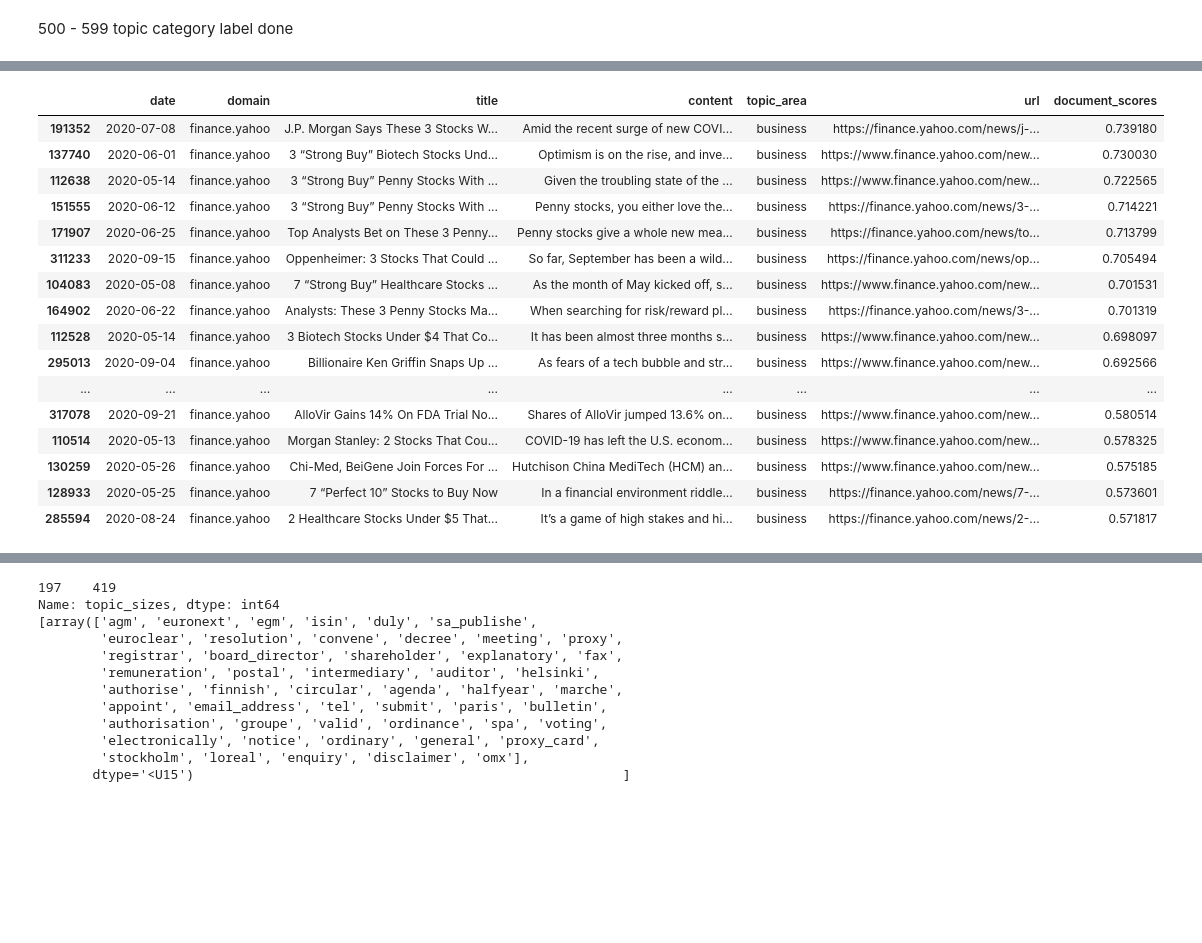
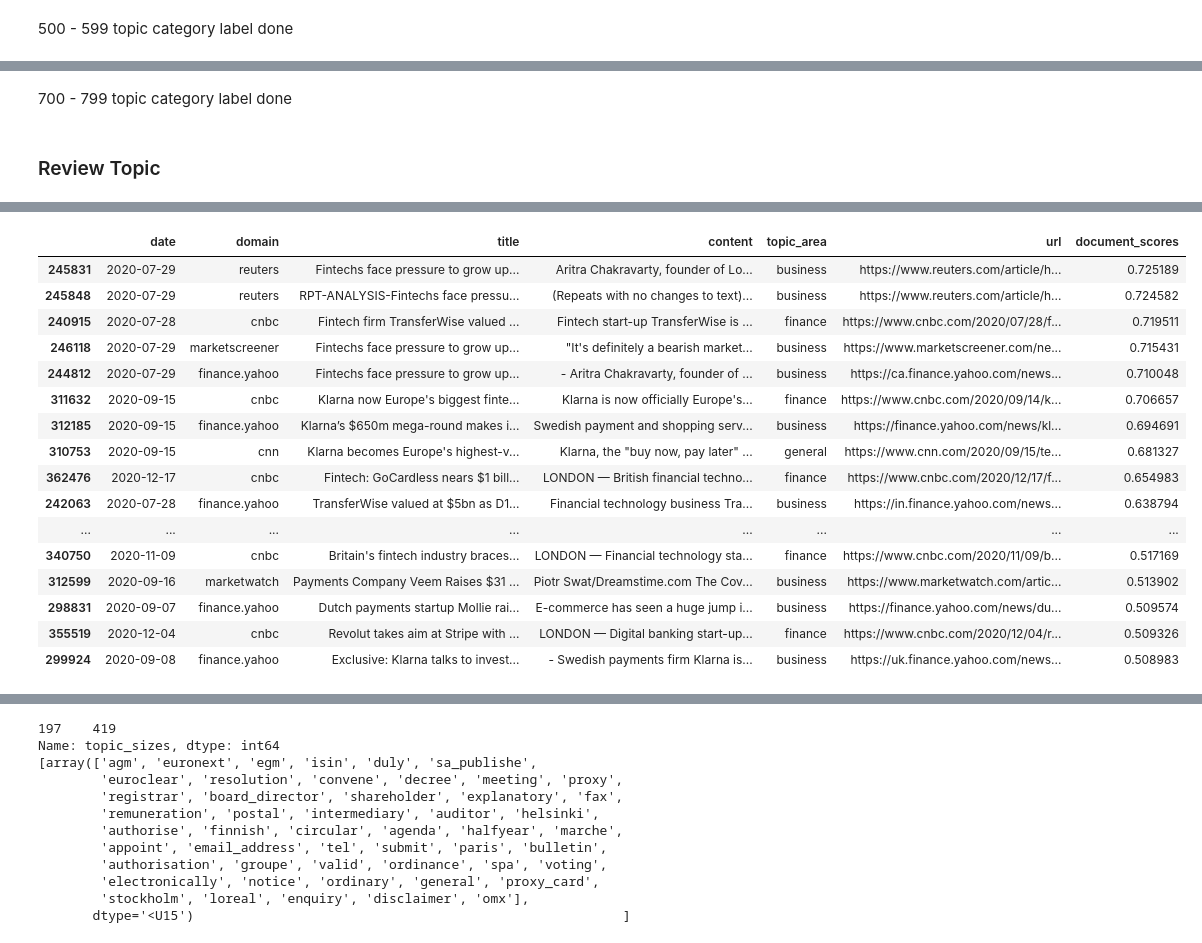
Before and after one commit to TraceyEtheridge/Thesis, a Jupyter notebook: Topic_Modelling_Top2Vec.ipynb, the cells around one changed output, grey strips where cells are left out. Cells and saved outputs as stored; diff of their text form; code cells hidden in the pictures; blank space fills up the shorter version.

```diff
--- a/Topic_Modelling_Top2Vec.ipynb
+++ b/Topic_Modelling_Top2Vec.ipynb
@@ -3209,0 +3385,2 @@ df_topics_labelled.at[idx, 'topic_label'] = topic_label
+# %% [markdown]
+700 - 799 topic category label done
@@ -3210,5 +3705,50 @@ df_topics_labelled.at[idx, 'topic_label'] = topic_label
+# %%
+idx = 859
+topic_label = ['finance', 'pharma', 'shortage', 'supply_chain', 'manufacturing']
+df_topics_labelled.at[idx, 'topic_label'] = topic_label
+idx = 812
+topic_label = ['finance', 'us_shares']
+df_topics_labelled.at[idx, 'topic_label'] = topic_label
+idx = 820
+topic_label = ['finance', 'clothing', 'manufacturing', 'supply_chain', 'exploitation']
+df_topics_labelled.at[idx, 'topic_label'] = topic_label
+
+idx = 899
+topic_label = ['politics', 'us', 'polls']
+df_topics_labelled.at[idx, 'topic_label'] = topic_label
+idx = 898
+topic_label = ['covid', 'science', 'research_speed']
+df_topics_labelled.at[idx, 'topic_label'] = topic_label
+idx = 897
+topic_label = ['covid', 'japan', 'stimulus']
+df_topics_labelled.at[idx, 'topic_label'] = topic_label
+idx = 896
+topic_label = ['finance', 'general_updates', 'loans']
+df_topics_labelled.at[idx, 'topic_label'] = topic_label
+idx = 895
+topic_label = ['finance', 'general_updates', 'agm']
+df_topics_labelled.at[idx, 'topic_label'] = topic_label
+idx = 894
+topic_label = ['covid', 'prisoners']
+df_topics_labelled.at[idx, 'topic_label'] = topic_label
+idx = 893
+topic_label = ['entertainment', 'tv_shows', 'gbbo']
+df_topics_labelled.at[idx, 'topic_label'] = topic_label
+idx = 892
+topic_label = ['covid', 'contact_tracing']
+df_topics_labelled.at[idx, 'topic_label'] = topic_label
+idx = 891
+topic_label = ['other', 'refugees']
+df_topics_labelled.at[idx, 'topic_label'] = topic_label
+idx = 890
+topic_label = ['finance', 'fintech']
+df_topics_labelled.at[idx, 'topic_label'] = topic_label
+# %% [markdown]
+### Review Topic
 # %%
-topic_num = 660
+# covid entertainment finance other politics sport | company_specific
+
+topic_num = 890
 num_docs = df_topics[df_topics['topic_id'] == topic_num]['topic_sizes'].values[0]
 documents, document_scores, document_ids = model.search_documents_by_topic(topic_num=topic_num, num_docs=num_docs)
 
@@ -3238,18 +3777,18 @@ result_df[:50][['date', 'domain', 'title', 'content', 'topic_area', 'url', 'docu
 |  | date | domain | title | content | topic_area | url | document_scores |
-| 191352 | 2020-07-08 | finance.yahoo | J.P. Morgan Says These 3 Stocks W... | Amid the recent surge of new COVI... | business | https://finance.yahoo.com/news/j-... | 0.739180 |
-| 137740 | 2020-06-01 | finance.yahoo | 3 “Strong Buy” Biotech Stocks Und... | Optimism is on the rise, and inve... | business | https://www.finance.yahoo.com/new... | 0.730030 |
-| 112638 | 2020-05-14 | finance.yahoo | 3 “Strong Buy” Penny Stocks With ... | Given the troubling state of the ... | business | https://www.finance.yahoo.com/new... | 0.722565 |
-| 151555 | 2020-06-12 | finance.yahoo | 3 “Strong Buy” Penny Stocks With ... | Penny stocks, you either love the... | business | https://finance.yahoo.com/news/3-... | 0.714221 |
-| 171907 | 2020-06-25 | finance.yahoo | Top Analysts Bet on These 3 Penny... | Penny stocks give a whole new mea... | business | https://finance.yahoo.com/news/to... | 0.713799 |
-| 311233 | 2020-09-15 | finance.yahoo | Oppenheimer: 3 Stocks That Could ... | So far, September has been a wild... | business | https://finance.yahoo.com/news/op... | 0.705494 |
-| 104083 | 2020-05-08 | finance.yahoo | 7 “Strong Buy” Healthcare Stocks ... | As the month of May kicked off, s... | business | https://www.finance.yahoo.com/new... | 0.701531 |
-| 164902 | 2020-06-22 | finance.yahoo | Analysts: These 3 Penny Stocks Ma... | When searching for risk/reward pl... | business | https://finance.yahoo.com/news/3-... | 0.701319 |
-| 112528 | 2020-05-14 | finance.yahoo | 3 Biotech Stocks Under $4 That Co... | It has been almost three months s... | business | https://www.finance.yahoo.com/new... | 0.698097 |
-| 295013 | 2020-09-04 | finance.yahoo | Billionaire Ken Griffin Snaps Up ... | As fears of a tech bubble and str... | business | https://www.finance.yahoo.com/new... | 0.692566 |
+| 245831 | 2020-07-29 | reuters | Fintechs face pressure to grow up... | Aritra Chakravarty, founder of Lo... | business | https://www.reuters.com/article/h... | 0.725189 |
+| 245848 | 2020-07-29 | reuters | RPT-ANALYSIS-Fintechs face pressu... | (Repeats with no changes to text)... | business | https://www.reuters.com/article/h... | 0.724582 |
+| 240915 | 2020-07-28 | cnbc | Fintech firm TransferWise valued ... | Fintech start-up TransferWise is ... | finance | https://www.cnbc.com/2020/07/28/f... | 0.719511 |
+| 246118 | 2020-07-29 | marketscreener | Fintechs face pressure to grow up... | "It's definitely a bearish market... | business | https://www.marketscreener.com/ne... | 0.715431 |
+| 244812 | 2020-07-29 | finance.yahoo | Fintechs face pressure to grow up... | - Aritra Chakravarty, founder of ... | business | https://ca.finance.yahoo.com/news... | 0.710048 |
+| 311632 | 2020-09-15 | cnbc | Klarna now Europe's biggest finte... | Klarna is now officially Europe's... | finance | https://www.cnbc.com/2020/09/14/k... | 0.706657 |
+| 312185 | 2020-09-15 | finance.yahoo | Klarna’s $650m mega-round makes i... | Swedish payment and shopping serv... | business | https://finance.yahoo.com/news/kl... | 0.694691 |
+| 310753 | 2020-09-15 | cnn | Klarna becomes Europe's highest-v... | Klarna, the "buy now, pay later" ... | general | https://www.cnn.com/2020/09/15/te... | 0.681327 |
+| 362476 | 2020-12-17 | cnbc | Fintech: GoCardless nears $1 bill... | LONDON — British financial techno... | finance | https://www.cnbc.com/2020/12/17/f... | 0.654983 |
+| 242063 | 2020-07-28 | finance.yahoo | TransferWise valued at $5bn as D1... | Financial technology business Tra... | business | https://in.finance.yahoo.com/news... | 0.638794 |
 | ... | ... | ... | ... | ... | ... | ... | ... |
-| 317078 | 2020-09-21 | finance.yahoo | AlloVir Gains 14% On FDA Trial No... | Shares of AlloVir jumped 13.6% on... | business | https://www.finance.yahoo.com/new... | 0.580514 |
-| 110514 | 2020-05-13 | finance.yahoo | Morgan Stanley: 2 Stocks That Cou... | COVID-19 has left the U.S. econom... | business | https://www.finance.yahoo.com/new... | 0.578325 |
-| 130259 | 2020-05-26 | finance.yahoo | Chi-Med, BeiGene Join Forces For ... | Hutchison China MediTech (HCM) an... | business | https://www.finance.yahoo.com/new... | 0.575185 |
-| 128933 | 2020-05-25 | finance.yahoo | 7 “Perfect 10” Stocks to Buy Now | In a financial environment riddle... | business | https://finance.yahoo.com/news/7-... | 0.573601 |
-| 285594 | 2020-08-24 | finance.yahoo | 2 Healthcare Stocks Under $5 That... | It’s a game of high stakes and hi... | business | https://finance.yahoo.com/news/2-... | 0.571817 |
+| 340750 | 2020-11-09 | cnbc | Britain's fintech industry braces... | LONDON — Financial technology sta... | finance | https://www.cnbc.com/2020/11/09/b... | 0.517169 |
+| 312599 | 2020-09-16 | marketwatch | Payments Company Veem Raises $31 ... | Piotr Swat/Dreamstime.com The Cov... | business | https://www.marketwatch.com/artic... | 0.513902 |
+| 298831 | 2020-09-07 | finance.yahoo | Dutch payments startup Mollie rai... | E-commerce has seen a huge jump i... | business | https://finance.yahoo.com/news/du... | 0.509574 |
+| 355519 | 2020-12-04 | cnbc | Revolut takes aim at Stripe with ... | LONDON — Digital banking start-up... | finance | https://www.cnbc.com/2020/12/04/r... | 0.509326 |
+| 299924 | 2020-09-08 | finance.yahoo | Exclusive: Klarna talks to invest... | - Swedish payments firm Klarna is... | business | https://uk.finance.yahoo.com/news... | 0.508983 |
 # %%
```
Also changed, not shown: parts of 83 cells of this notebook, 5 other files.
